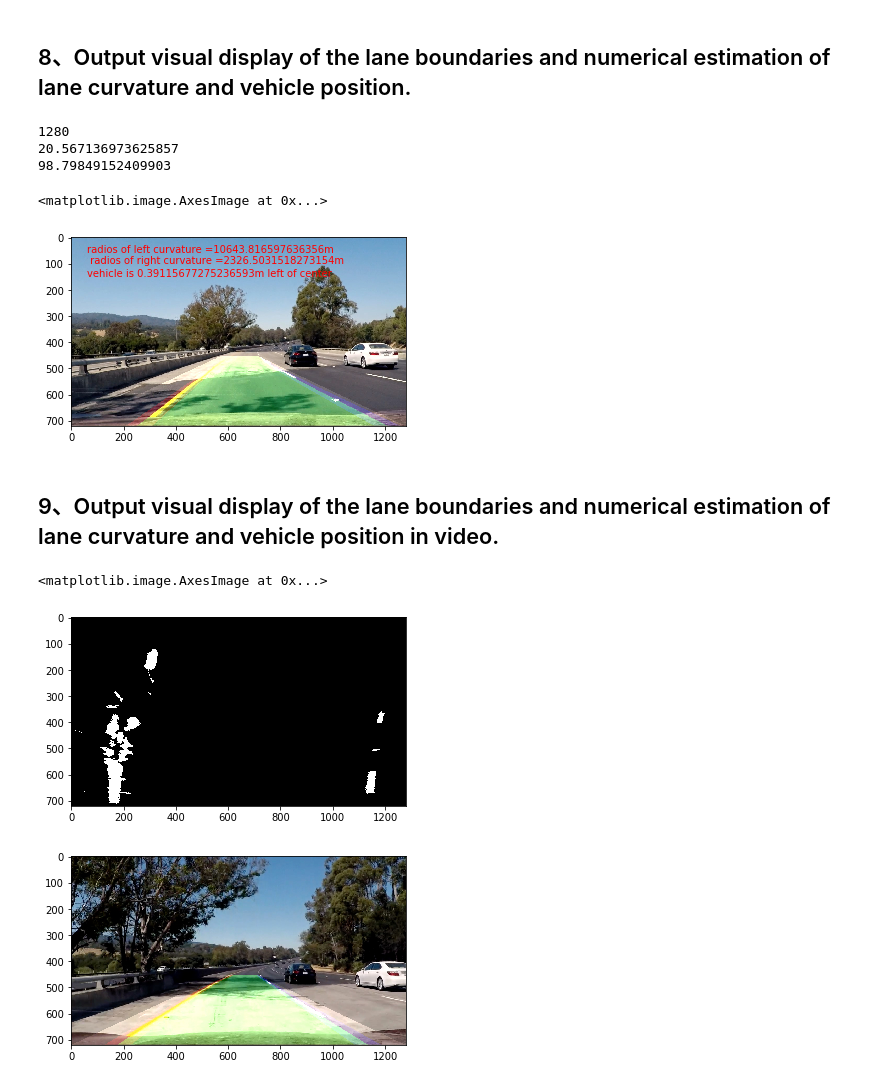
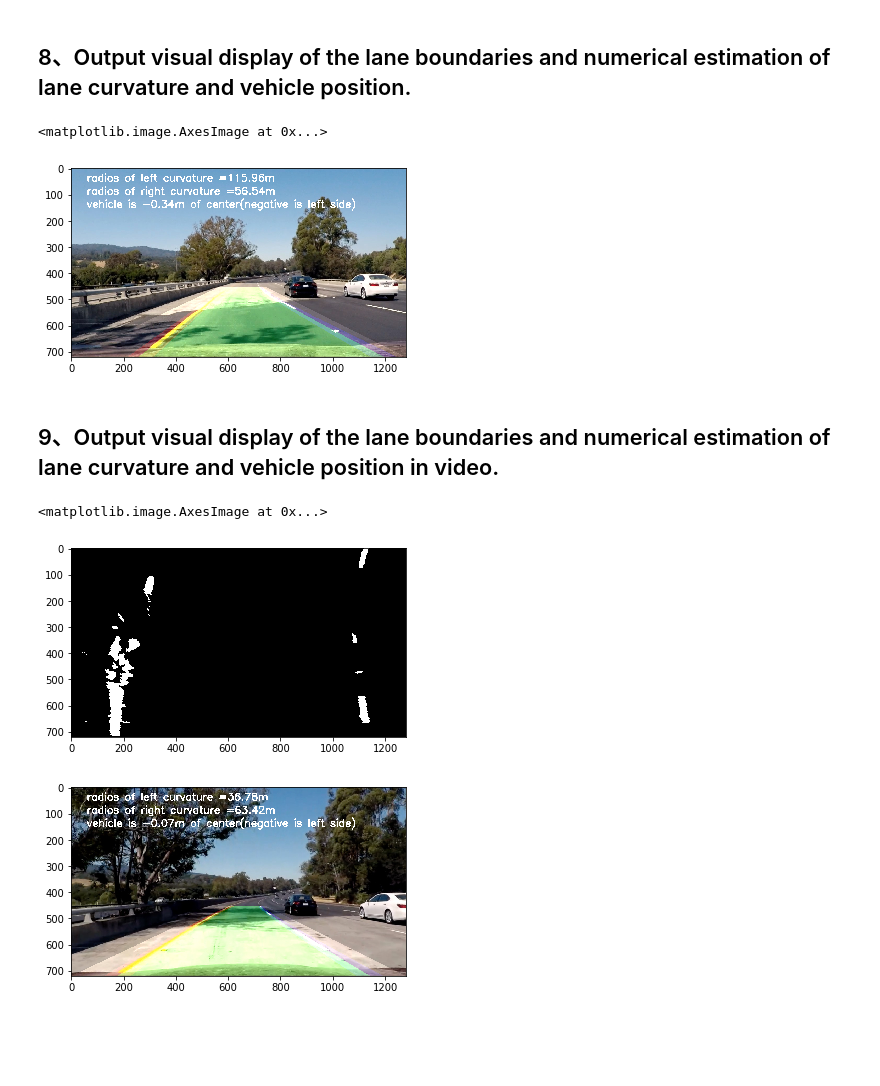
Before and after one commit to qiqika/CarND-Advanced-Lane-Lines-master_my, a Jupyter notebook: example-Copy1.ipynb, the cells around one changed output. Drawn from its saved outputs; the diff is of its cells as text; code cells hidden in the pictures; blank space fills up the shorter version.

```diff
--- a/example-Copy1.ipynb
+++ b/example-Copy1.ipynb
@@ -303,65 +311,82 @@ def visual_display(image, leftx, lefty,rightx,righty):
     #print(y_eval)
 
     # Define conversions in x and y from pixels space to meters
-    ym_per_pix = 80/(720) # meters per pixel in y dimension
+    ym_per_pix = 30/(720) # meters per pixel in y dimension
     xm_per_pix = 3.7/(1000) # meters per pixel in x dimension
 
-    print(result.shape[1])
-    left_fit_cr = np.polyfit(lefty*ym_per_pix, leftx*xm_per_pix, 2)
-    right_fit_cr = np.polyfit(righty*ym_per_pix, rightx*xm_per_pix, 2)
+   # print(result.shape[1])
+    left_fit_cr = np.polyfit(lefty, leftx, 2)
+    right_fit_cr = np.polyfit(righty, rightx, 2)
 
-    left_curverad = ((1 + (2*left_fit_cr[0]*y_eval*ym_per_pix + left_fit_cr[1])**2)**1.5) / np.absolute(2*left_fit_cr[0])
-    right_curverad = ((1 + (2*right_fit_cr[0]*y_eval*ym_per_pix + right_fit_cr[1])**2)**1.5) / np.absolute(2*right_fit_cr[0])
+    left_curverad = ((1 + (2*left_fit_cr[0]*y_eval+ left_fit_cr[1])**2)**1.5) / np.absolute(2*left_fit_cr[0])
+    right_curverad = ((1 + (2*right_fit_cr[0]*y_eval + right_fit_cr[1])**2)**1.5) / np.absolute(2*right_fit_cr[0])
 
     ploty=result.shape[0]
     left_fitx = left_fit_cr[0]*ploty**2 + left_fit_cr[1]*ploty + left_fit_cr[2]
     right_fitx = right_fit_cr[0]*ploty**2 + right_fit_cr[1]*ploty + right_fit_cr[2]
-    return left_fitx,right_fitx,left_curverad,right_curverad
-left_fitx,right_fitx,left_curverad,right_curverad =visual_display(image, leftx, lefty,rightx,righty)
-print(left_fitx)
-print(right_fitx)
 
-plt.text(60, 100,'radios of left curvature ='+str(left_curverad)+'m \n radios of right curvature ='+str(right_curverad)+'m ',color="red")
-plt.text(60, 150,'vehicle is '+ str((right_fitx - left_fitx)/2/100)+'m left of center',color="red")
+    lane_center = (left_fitx + right_fitx) / 2
+    image_center = image.shape[1] / 2
+    offset = (image_center - lane_center) *xm_per_pix
+
+    return offset,left_curverad* ym_per_pix,right_curverad* ym_per_pix
+offset,left_curverad,right_curverad =visual_display(image, leftx, lefty,rightx,righty)
+
+#plt.text(60, 100,'radios of left curvature ='+str(left_curverad)+'m \n radios of right curvature ='+str(right_curverad)+'m ',color="red")
+#plt.text(60, 150,'vehicle is '+ str(offset)+'m left of center',color="red")
+cv2.putText(result2, 'radios of left curvature ='+str(round(left_curverad,2))+'m', (int(60), int(50)), cv2.FONT_HERSHEY_SIMPLEX,fontScale = 1.3, color=[255,255,255], thickness=3)
+cv2.putText(result2, 'radios of right curvature ='+str(round(right_curverad,2))+'m ' , (int(60), int(100)), cv2.FONT_HERSHEY_SIMPLEX,fontScale = 1.3, color=[255,255,255], thickness=3)
+cv2.putText(result2, 'vehicle is '+ str(round(offset,2))+'m of center(negative is left side)', (int(60), int(150)), cv2.FONT_HERSHEY_SIMPLEX,fontScale = 1.3, color=[255,255,255], thickness=3)
 plt.imshow(result2)
 # %% [output]
-1280
-20.567136973625857
-98.79849152409903
+<matplotlib.image.AxesImage at 0x...>
-<matplotlib.image.AxesImage at 0x...>
-[figure, old version]
+[figure, new version]
 # %% [markdown]
 ## 9、Output visual display of the lane boundaries and numerical estimation of lane curvature and vehicle position in video.
 # %%
 import matplotlib.pyplot as plt
 def Lane_Finding_Pipeline(image):
+    mtx =np.array([[1.15777818e+03 ,0.00000000e+00, 6.67113857e+02],
+             [0.00000000e+00 ,1.15282217e+03, 3.86124583e+02],
+             [0.00000000e+00, 0.00000000e+00, 1.00000000e+00]])
 
+    dist =np.array( [[-0.24688507, -0.02373154, -0.00109831 , 0.00035107 ,-0.00259869]]  )
+
+    image = cv2.undistort(image, mtx, dist, None, mtx)
     image1,Minv = preprocess.perspective_image(image)
 
 
     image2 = preprocess.extract_image(image1, ksize)
 
 
     fig10  = plt.figure(); ax10 = fig10.add_subplot(1,1,1)
     ax10.imshow(image2 , cmap='gray')
 
     out_img,left_fit,right_fit =draw_line.find_line_binary(image2)
     image3, leftx, lefty,rightx,righty = draw_line.find_line_color(image2,image1,left_fit,right_fit)
 
     image4 = return_line2image(image,left_fit,right_fit, Minv)
     newwarp = cv2.warpPerspective(image3, Minv, (image.shape[1], image.shape[0]))
     result2 = cv2.addWeighted(image4, 1, newwarp, 0.3, 0)
 
+    offset,left_curverad,right_curverad =visual_display(result2, leftx, lefty,rightx,righty)
+    #plt.text(60, 100,'radios of left curvature ='+str(left_curverad)+'m \n radios of right curvature ='+str(right_curverad)+'m ',color="red")
+    #plt.text(60, 150,'vehicle is '+ str(offset)+'m left of center',color="red")
+
+    cv2.putText(result2, 'radios of left curvature ='+str(round(left_curverad,2))+'m', (int(60), int(50)), cv2.FONT_HERSHEY_SIMPLEX,fontScale = 1.3, color=[255,255,255], thickness=3)
+    cv2.putText(result2, 'radios of right curvature ='+str(round(right_curverad,2))+'m ' , (int(60), int(100)), cv2.FONT_HERSHEY_SIMPLEX,fontScale = 1.3, color=[255,255,255], thickness=3)
+    cv2.putText(result2, 'vehicle is '+ str(round(offset,2))+'m of center(negative is left side)', (int(60), int(150)), cv2.FONT_HERSHEY_SIMPLEX,fontScale = 1.3, color=[255,255,255], thickness=3)
+
     #left_fitx,right_fitx,left_curverad,right_curverad =visual_display(image4, leftx, lefty,rightx,righty)
 
     return result2
 image = mpimg.imread('test_images/test5.jpg')
 result2 =Lane_Finding_Pipeline(image)
 plt.imshow(result2)
 # %% [output]
 <matplotlib.image.AxesImage at 0x...>
-[figure, old version]
+[figure, new version]
-[figure, old version]
+[figure, new version]
 # %%
 from moviepy.editor import VideoFileClip
 from IPython.display import HTML
```
Also changed, not shown: parts of 7 cells of this notebook, 4 other files.
